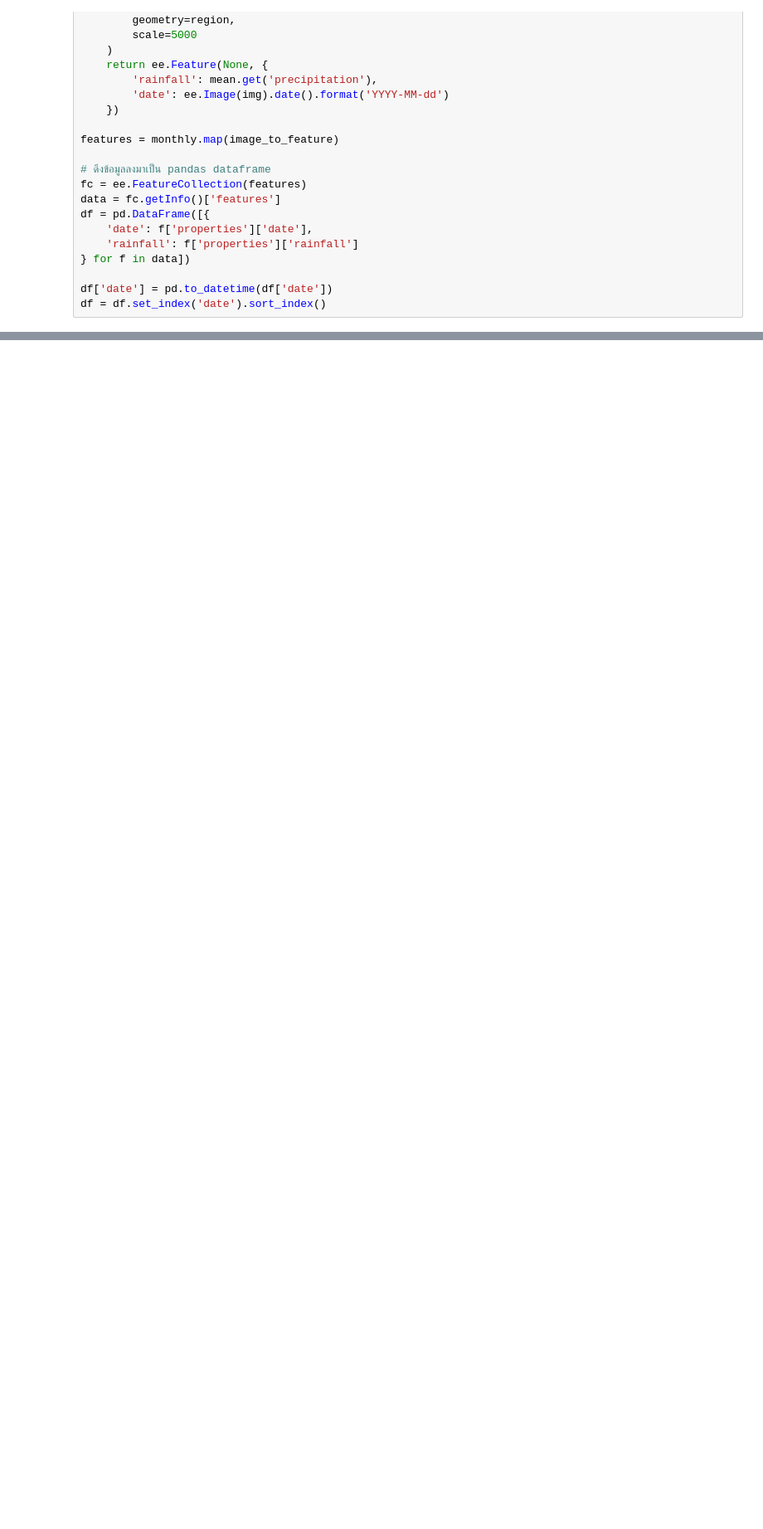
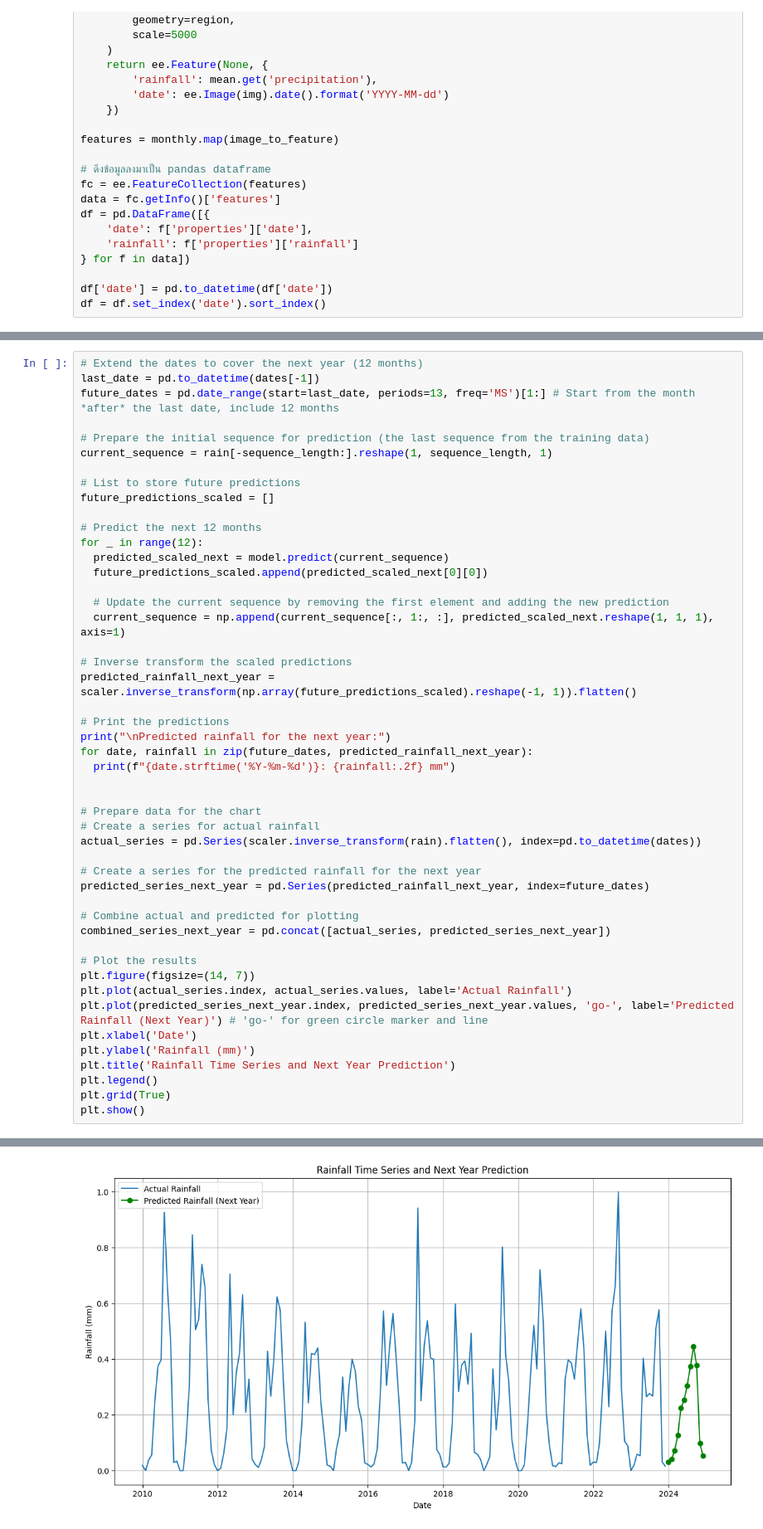
Before and after one commit to dookda/cmu_water_balance, a Jupyter notebook: watbalance_lstm.ipynb, the cells around one changed output, grey strips where cells are left out. Shown: that part at 83% size. Saved outputs shown, nothing was run; the diff lists cells and outputs as text; blank space fills up the shorter version.

```diff
--- a/watbalance_lstm.ipynb
+++ b/watbalance_lstm.ipynb
@@ -170,0 +170,49 @@ plt.show()
+# %%
+# Extend the dates to cover the next year (12 months)
+last_date = pd.to_datetime(dates[-1])
+future_dates = pd.date_range(start=last_date, periods=13, freq='MS')[1:] # Start from the month *after* the last date, include 12 months
+
+# Prepare the initial sequence for prediction (the last sequence from the training data)
+current_sequence = rain[-sequence_length:].reshape(1, sequence_length, 1)
+
+# List to store future predictions
+future_predictions_scaled = []
+
+# Predict the next 12 months
+for _ in range(12):
+  predicted_scaled_next = model.predict(current_sequence)
+  future_predictions_scaled.append(predicted_scaled_next[0][0])
+
+  # Update the current sequence by removing the first element and adding the new prediction
+  current_sequence = np.append(current_sequence[:, 1:, :], predicted_scaled_next.reshape(1, 1, 1), axis=1)
+
+# Inverse transform the scaled predictions
+predicted_rainfall_next_year = scaler.inverse_transform(np.array(future_predictions_scaled).reshape(-1, 1)).flatten()
+
+# Print the predictions
+print("\nPredicted rainfall for the next year:")
+for date, rainfall in zip(future_dates, predicted_rainfall_next_year):
+  print(f"{date.strftime('%Y-%m-%d')}: {rainfall:.2f} mm")
+
+
+# Prepare data for the chart
+# Create a series for actual rainfall
+actual_series = pd.Series(scaler.inverse_transform(rain).flatten(), index=pd.to_datetime(dates))
+
+# Create a series for the predicted rainfall for the next year
+predicted_series_next_year = pd.Series(predicted_rainfall_next_year, index=future_dates)
+
+# Combine actual and predicted for plotting
+combined_series_next_year = pd.concat([actual_series, predicted_series_next_year])
+
+# Plot the results
+plt.figure(figsize=(14, 7))
+plt.plot(actual_series.index, actual_series.values, label='Actual Rainfall')
+plt.plot(predicted_series_next_year.index, predicted_series_next_year.values, 'go-', label='Predicted Rainfall (Next Year)') # 'go-' for green circle marker and line
+plt.xlabel('Date')
+plt.ylabel('Rainfall (mm)')
+plt.title('Rainfall Time Series and Next Year Prediction')
+plt.legend()
+plt.grid(True)
+plt.show()
+# %% [output]
@@ -170,0 +236 @@ plt.show()
+[figure, added]
```
Also changed, not shown: parts of 9 cells of this notebook.
